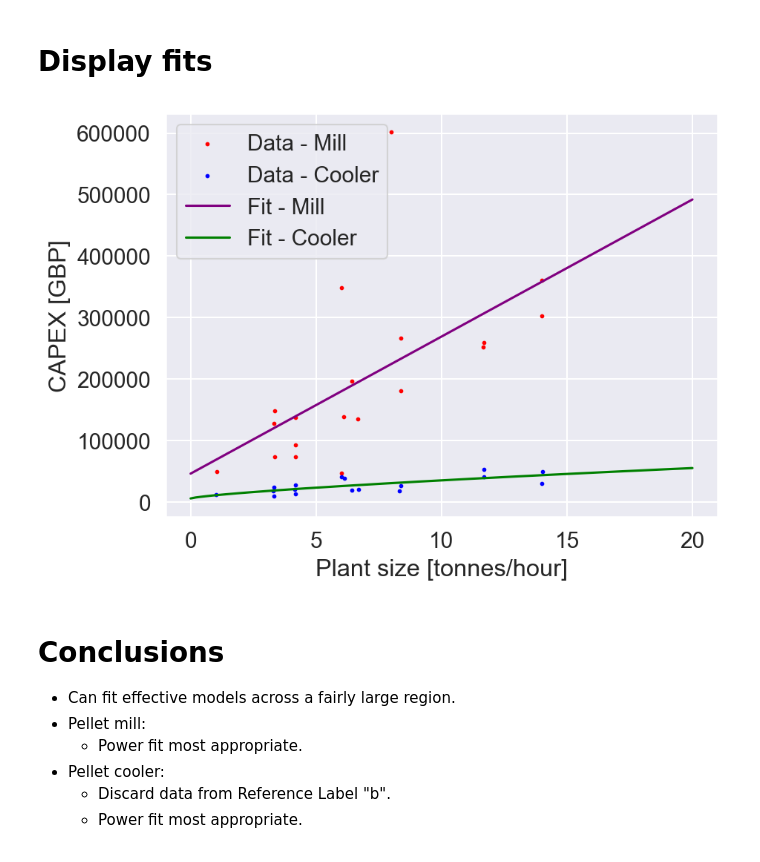
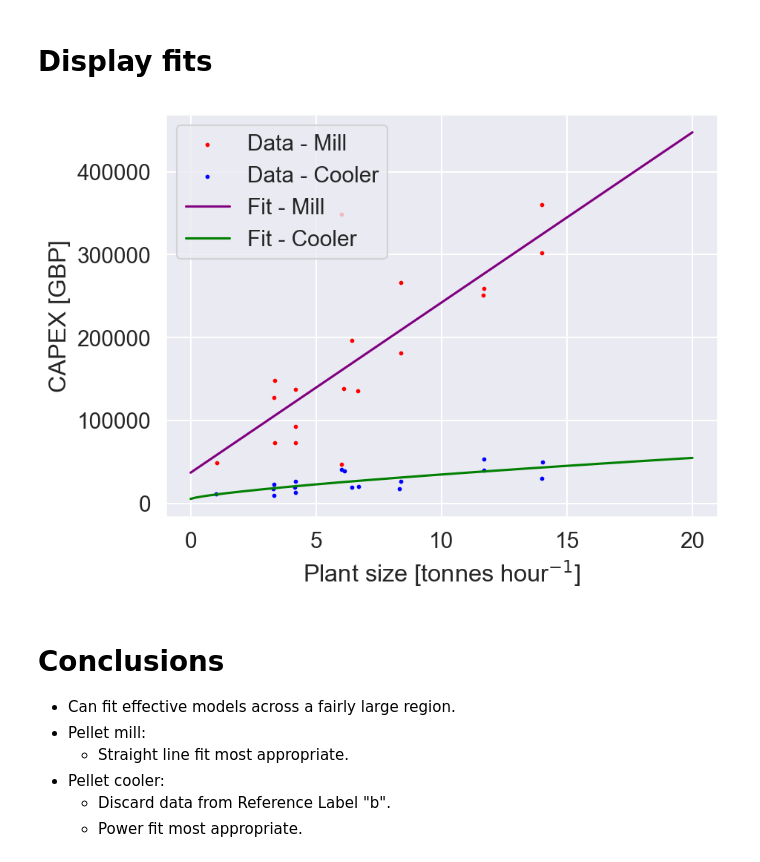
Before and after one commit to SimonAscher/Gasification_LCA_TEA, a Jupyter notebook: analysis/preliminary/economic analysis parameters/CAPEX calculations/pelleting_CAPEX.ipynb, the cells around one changed output. Saved outputs shown, nothing was run; the diff lists cells and outputs as text; code cells hidden in the pictures.

```diff
--- a/analysis/preliminary/economic analysis parameters/CAPEX calculations/pelleting_CAPEX.ipynb
+++ b/analysis/preliminary/economic analysis parameters/CAPEX calculations/pelleting_CAPEX.ipynb
@@ -132,3 +132,14 @@ plt.legend(loc='upper left', fontsize=10)
 plt.show()
 # %% [output]
 [figure]
+# %%
+# Remove outliers and plot data again
+df_mill = df_mill[df_mill["doi"]!= "10.2174/1876387101003010001"].copy()
+
+## Plot all data
+sns.set(font_scale=1.3)
+fig, ax = plt.subplots(figsize=tuple(plot_style.fig_size), dpi=150)
+sns.scatterplot(data=df_mill, x="Plant size [tonnes/hour]", y="CAPEX_GBP_CEPCI_2020", hue="Reference Label", s=15)
+ax.set_ylabel("CAPEX [GBP 2020]")
+plt.legend(loc='upper left', fontsize=10)
+plt.show()
@@ -218,25 +231,25 @@ Power curve fit: R2: 0.518; RMSE: 8883; MAPE: 31 %
 # %%
 # Display data and fits in same plot
 x_array =np.linspace(start=0, stop=20, num=100)
 
 fig, ax = plt.subplots(figsize=tuple(plot_style.fig_size), dpi=150)
 ax.scatter(df_mill["Plant size [tonnes/hour]"], df_mill["CAPEX_GBP_CEPCI_2020"], label="Data - Mill", color="red", s=3)
 ax.scatter(df_cooler_cleaned["Plant size [tonnes/hour]"], df_cooler_cleaned["CAPEX_GBP_CEPCI_2020"], label="Data - Cooler", color="blue", s=3)
 
-ax.plot(x_array, func_straight_line(x_array, *[22297.70025854, 46088.42469961]), label="Fit - Mill", color="purple")
+ax.plot(x_array, func_straight_line(x_array, *[20509.76068945, 37321.72296998]), label="Fit - Mill", color="purple")
 ax.plot(x_array, func_power_curve(x_array, *[5.24268048e+03, 7.48876868e-01, 5.69041185e+03]), label="Fit - Cooler", color="green")
 
-ax.set_xlabel("Plant size [tonnes/hour]")
+ax.set_xlabel("Plant size [tonnes hour$^{-1}$]")
 ax.set_ylabel("CAPEX [GBP]")
 plt.legend()
 plt.show()
 # %% [output]
-[figure, old version]
+[figure, new version]
 # %% [markdown]
 # Conclusions
 - Can fit effective models across a fairly large region.
 - Pellet mill:
-    - Power fit most appropriate.
+    - Straight line fit most appropriate.
 - Pellet cooler:
     - Discard data from Reference Label "b".
     - Power fit most appropriate.
```
Also changed, not shown: parts of 2 cells of this notebook, 17 other files.
